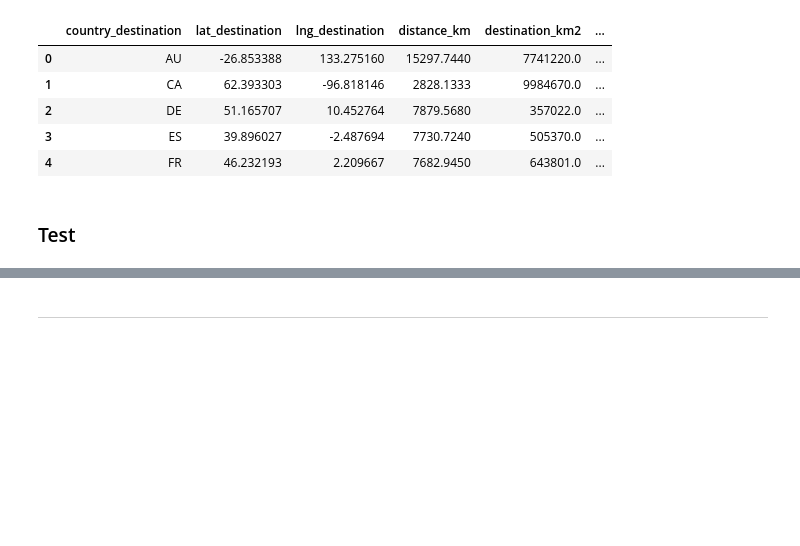
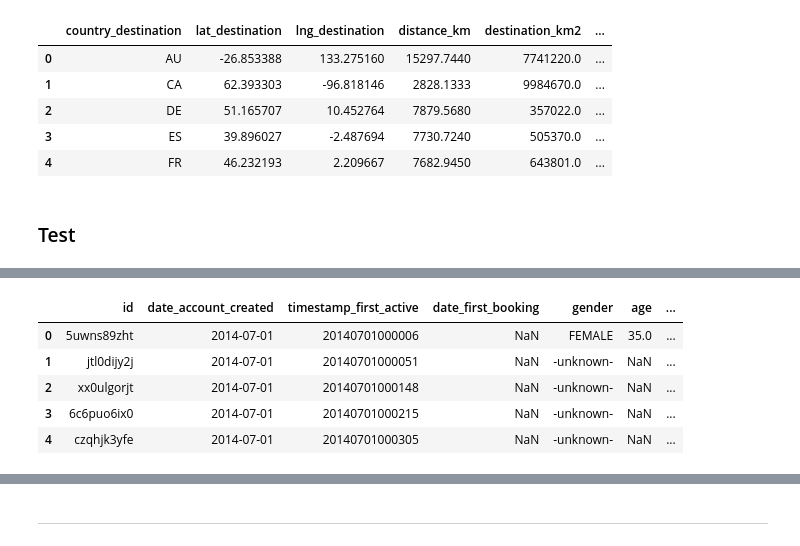
Before and after one commit to bkennedy04/msia420_airbnb_prediction, a Jupyter notebook: src/Airbnb 2.26.18 - Data Cleansing & Feature Creation.ipynb, the cells around one changed output, grey strips where cells are left out. Cells and saved outputs as stored; diff of their text form; code cells hidden in the pictures; blank space fills up the shorter version.

```diff
--- a/src/Airbnb 2.15.18.ipynb
+++ b/src/Airbnb 2.26.18 - Data Cleansing & Feature Creation.ipynb
@@ -359,2 +371,11 @@ country.head()
+# %%
+test.head()
+# %% [output]
+|  | id | date_account_created | timestamp_first_active | date_first_booking | gender | age | ... |
+| 0 | 5uwns89zht | 2014-07-01 | 20140701000006 | NaN | FEMALE | 35.0 | ... |
+| 1 | jtl0dijy2j | 2014-07-01 | 20140701000051 | NaN | -unknown- | NaN | ... |
+| 2 | xx0ulgorjt | 2014-07-01 | 20140701000148 | NaN | -unknown- | NaN | ... |
+| 3 | 6c6puo6ix0 | 2014-07-01 | 20140701000215 | NaN | -unknown- | NaN | ... |
+| 4 | czqhjk3yfe | 2014-07-01 | 20140701000305 | NaN | -unknown- | NaN | ... |
 # %%
 #merge sessions with test data
```
Also changed, not shown: parts of 10 cells of this notebook, 1 other file.
